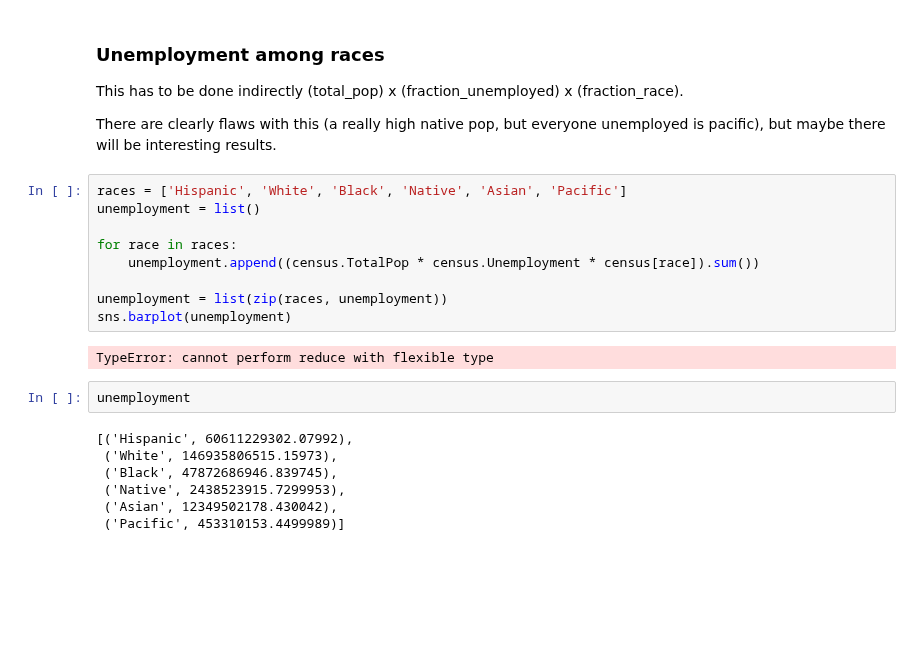
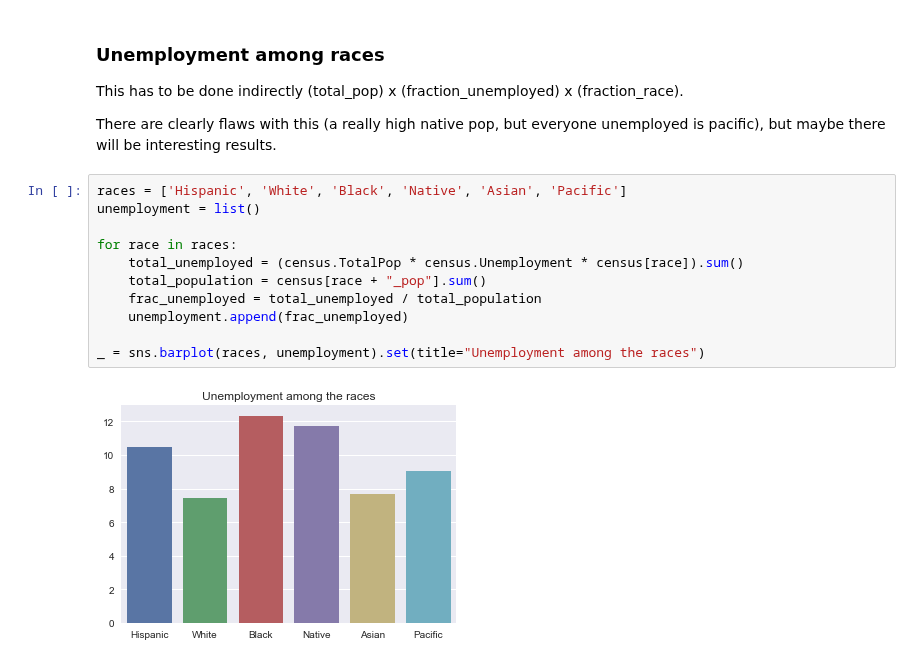
Before and after one commit to pstetz/Kaggle, a Jupyter notebook: in_progress/census/race_focus.ipynb, the cells around one changed output. Drawn from its saved outputs; the diff is of its cells as text; blank space fills up the shorter version.

Commit message:
unemployment among the races

```diff
--- a/in_progress/census/race_focus.ipynb
+++ b/in_progress/census/race_focus.ipynb
@@ -114,20 +114,13 @@ There are clearly flaws with this (a really high native pop, but everyone unempl
 # %%
 races = ['Hispanic', 'White', 'Black', 'Native', 'Asian', 'Pacific']
 unemployment = list()
 
 for race in races:
-    unemployment.append((census.TotalPop * census.Unemployment * census[race]).sum())
+    total_unemployed = (census.TotalPop * census.Unemployment * census[race]).sum()
+    total_population = census[race + "_pop"].sum()
+    frac_unemployed = total_unemployed / total_population
+    unemployment.append(frac_unemployed)
 
-unemployment = list(zip(races, unemployment))
-sns.barplot(unemployment)
+_ = sns.barplot(races, unemployment).set(title="Unemployment among the races")
 # %% [output]
-TypeError: cannot perform reduce with flexible type
+[figure, added]
-# %%
-unemployment
-# %% [output]
-[('Hispanic', 60611229302.07992),
- ('White', 146935806515.15973),
- ('Black', 47872686946.839745),
- ('Native', 2438523915.7299953),
- ('Asian', 12349502178.430042),
- ('Pacific', 453310153.4499989)]
```
